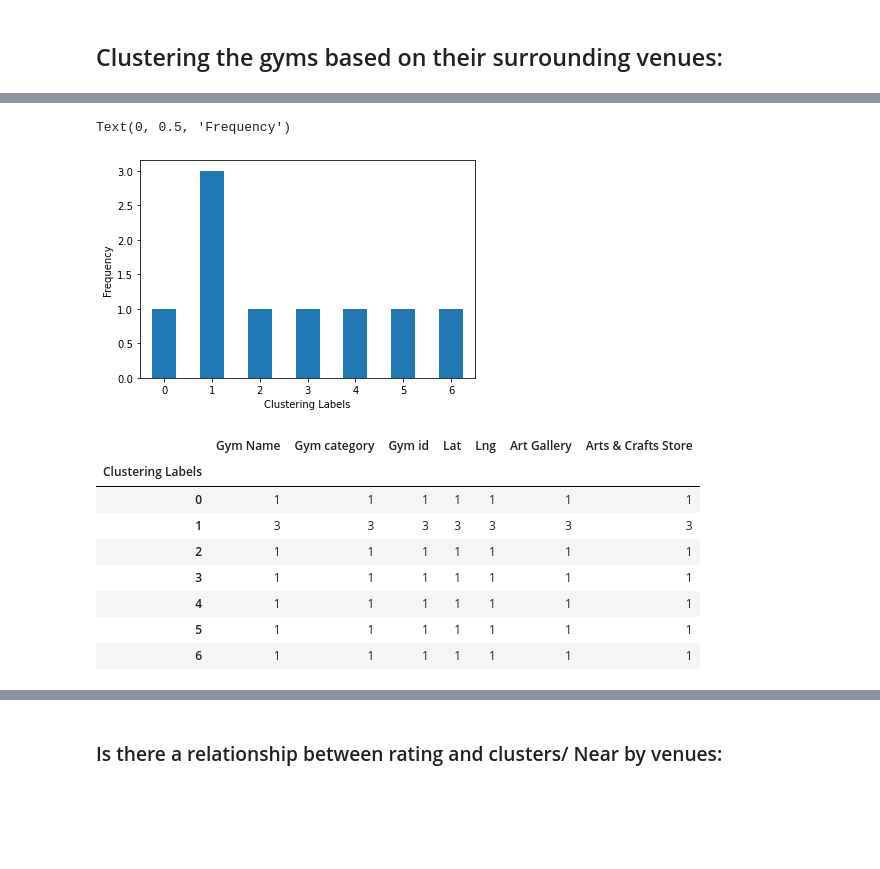
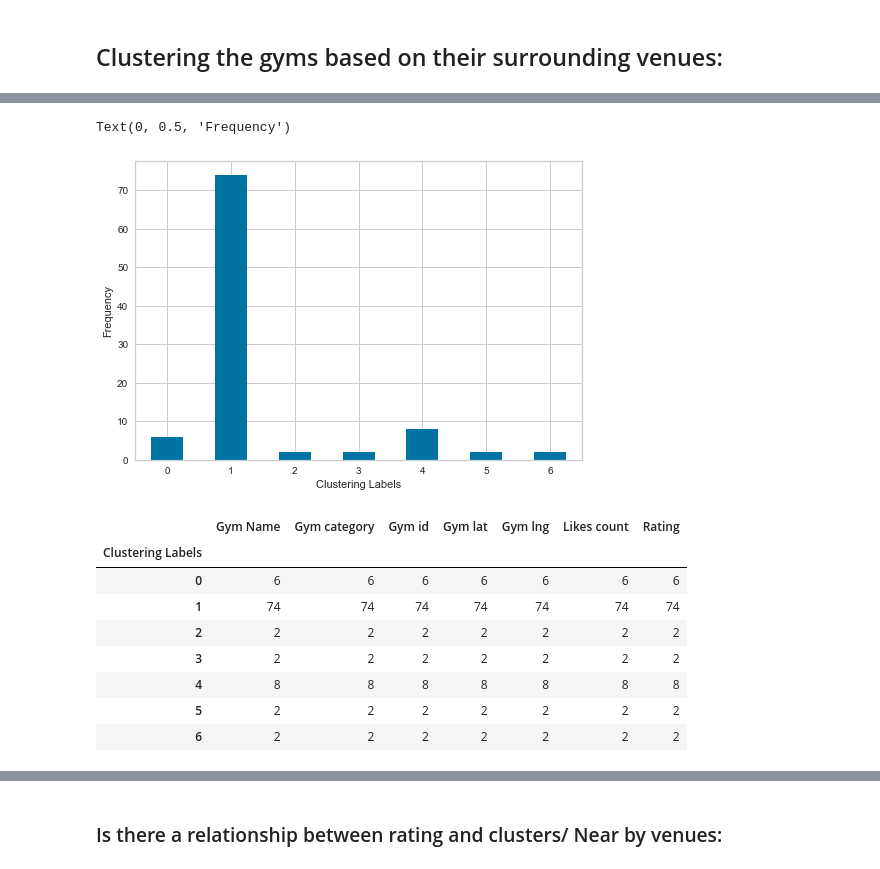
Before and after one commit to mobench/Coursera_Capstone, a Jupyter notebook: Gym_area_analysis/Gym_area_analysis.ipynb, the cells around one changed output, grey strips where cells are left out. Saved outputs shown, nothing was run; the diff lists cells and outputs as text; code cells hidden in the pictures; blank space fills up the shorter version.

Commit message:
Addition of files that contain data.

```diff
--- a/Gym_area_analysis/Gym_area_analysis.ipynb
+++ b/Gym_area_analysis/Gym_area_analysis.ipynb
@@ -54,7 +54,7 @@ longitude_mtl = location.longitude
 ## Search for Gym/Fitness venue categories in the Montreal area:
 # %%
 # Will the data be loaded from local files or built up through Foursquare:
-load = False # (1:yes, 0:no)
+load = True # (1:yes, 0:no)
 # %%
 gym_fitness = '4bf58dd8d48988d175941735' # Root id for all fitness and training facilities
 
@@ -594,0 +664,8 @@ gym_venues_clustering = gym_venues_grouped[gym_venues_grouped.columns[7:]]
+# %%
+# We can also use the KElbowVisualizer
+from yellowbrick.cluster import KElbowVisualizer
+model = KMeans()
+visualizer = KElbowVisualizer(model, k=(4,12), locate_elbow = True)
+
+visualizer.fit(gym_venues_clustering)        # Fit the data to the visualizer
+visualizer.show()
@@ -625,24 +707,24 @@ gym_clustered.head()
 # %%
 # Look at the size of each cluster:
 
-gym_clustered.groupby('Clustering Labels').count()['Gym Name'].plot(kind = 'bar')
+gym_clustered.groupby('Clustering Labels').count()['Gym id'].plot(kind = 'bar')
 plt.xticks(rotation=0)
 plt.ylabel('Frequency')
 # %% [output]
 Text(0, 0.5, 'Frequency')
-[figure, old version]
+[figure, new version]
 # %%
 gym_clustered.groupby('Clustering Labels').count()
 # %% [output]
-|  | Gym Name | Gym category | Gym id | Lat | Lng | Art Gallery | Arts & Crafts Store |
+|  | Gym Name | Gym category | Gym id | Gym lat | Gym lng | Likes count | Rating |
 | Clustering Labels |  |  |  |  |  |  |  |
-| 0 | 1 | 1 | 1 | 1 | 1 | 1 | 1 |
-| 1 | 3 | 3 | 3 | 3 | 3 | 3 | 3 |
-| 2 | 1 | 1 | 1 | 1 | 1 | 1 | 1 |
-| 3 | 1 | 1 | 1 | 1 | 1 | 1 | 1 |
-| 4 | 1 | 1 | 1 | 1 | 1 | 1 | 1 |
-| 5 | 1 | 1 | 1 | 1 | 1 | 1 | 1 |
-| 6 | 1 | 1 | 1 | 1 | 1 | 1 | 1 |
+| 0 | 6 | 6 | 6 | 6 | 6 | 6 | 6 |
+| 1 | 74 | 74 | 74 | 74 | 74 | 74 | 74 |
+| 2 | 2 | 2 | 2 | 2 | 2 | 2 | 2 |
+| 3 | 2 | 2 | 2 | 2 | 2 | 2 | 2 |
+| 4 | 8 | 8 | 8 | 8 | 8 | 8 | 8 |
+| 5 | 2 | 2 | 2 | 2 | 2 | 2 | 2 |
+| 6 | 2 | 2 | 2 | 2 | 2 | 2 | 2 |
 # %%
 # Generating montreal map:
 mtl_map = folium.Map(location=[latitude_mtl, longitude_mtl], zoom_start=11)
```
Also changed, not shown: parts of 57 cells of this notebook, 9 other files.
